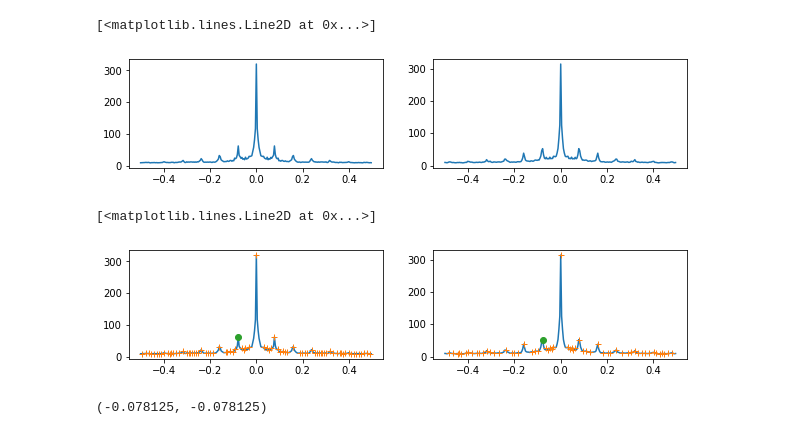
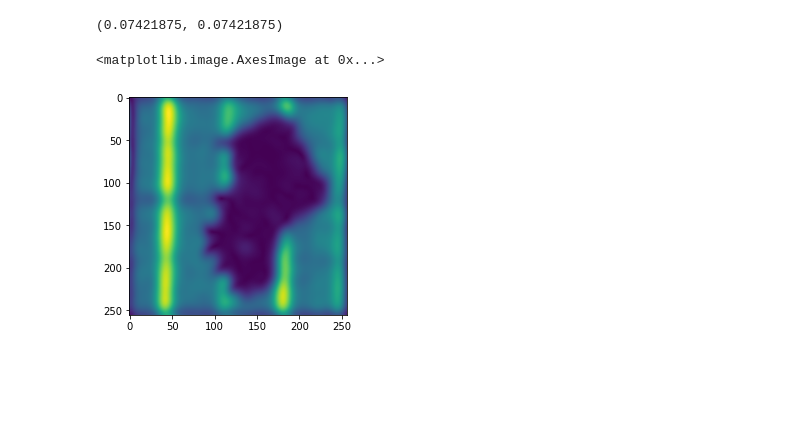
Before and after one commit to JairoSSantos/PAC-project, a Jupyter notebook: cnn/scale-detection.ipynb, the cells around one changed output. Cells and saved outputs as stored; diff of their text form; code cells hidden in the pictures; blank space fills up the shorter version.

Commit message:
gabor filter and 2d-fourier

```diff
--- a/cnn/scale-detection.ipynb
+++ b/cnn/scale-detection.ipynb
@@ -64,28 +82,20 @@ plt.imshow(fft[(xfreqs != 0) &  (yfreqs != 0)])
-# %%
-fig, axs = plt.subplots(1, 2, figsize=(10, 2))
-ymean = np.mean(fft, axis=1)
-xmean = np.mean(fft, axis=0)
-axs[0].plot(yfreqs, ymean)
-axs[1].plot(xfreqs, xmean)
-# %% [output]
-[<matplotlib.lines.Line2D at 0x...>]
-[figure, removed]
-# %%
-fig, axs = plt.subplots(1, 2, figsize=(10, 2))
-(ypeaks, _), (xpeaks, _) = signal.find_peaks(ymean), signal.find_peaks(xmean)
-Py = peaks_filter(yfreqs, ymean, ypeaks, 2)
-Px = peaks_filter(xfreqs, xmean, xpeaks, 2)
-
-axs[0].plot(yfreqs, ymean)
-axs[0].plot(yfreqs[ypeaks], ymean[ypeaks], '+')
-axs[0].plot(yfreqs[Py], ymean[Py], 'o')
-axs[1].plot(xfreqs, xmean)
-axs[1].plot(xfreqs[xpeaks], xmean[xpeaks], '+')
-axs[1].plot(xfreqs[Px], xmean[Px], 'o')
-# %% [output]
-[<matplotlib.lines.Line2D at 0x...>]
-[figure, removed]
-# %%
-xfreqs[Px][0], yfreqs[Py][0]
-# %% [output]
-(-0.078125, -0.078125)
+# %%
+Fx, Fy = pixel_scale(img)
+Fx, Fy
+# %% [output]
+(0.07421875, 0.07421875)
+# %%
+def power(image, kernel):
+    # Normalize images for better comparison.
+    image = (image - image.mean()) / image.std()
+    return np.sqrt(nd.convolve(image, np.real(kernel), mode='wrap')**2 +
+                   nd.convolve(image, np.imag(kernel), mode='wrap')**2)
+
+kernel_x = gabor_kernel(Fx, theta=0)
+kernel_y = gabor_kernel(Fy, theta=np.pi/2)
+# %%
+gabor_x = power(img, kernel_x)
+plt.imshow(gabor_x)
+# %% [output]
+<matplotlib.image.AxesImage at 0x...>
+[figure, added]
```
Also changed, not shown: parts of 9 cells of this notebook, 3 other files.
